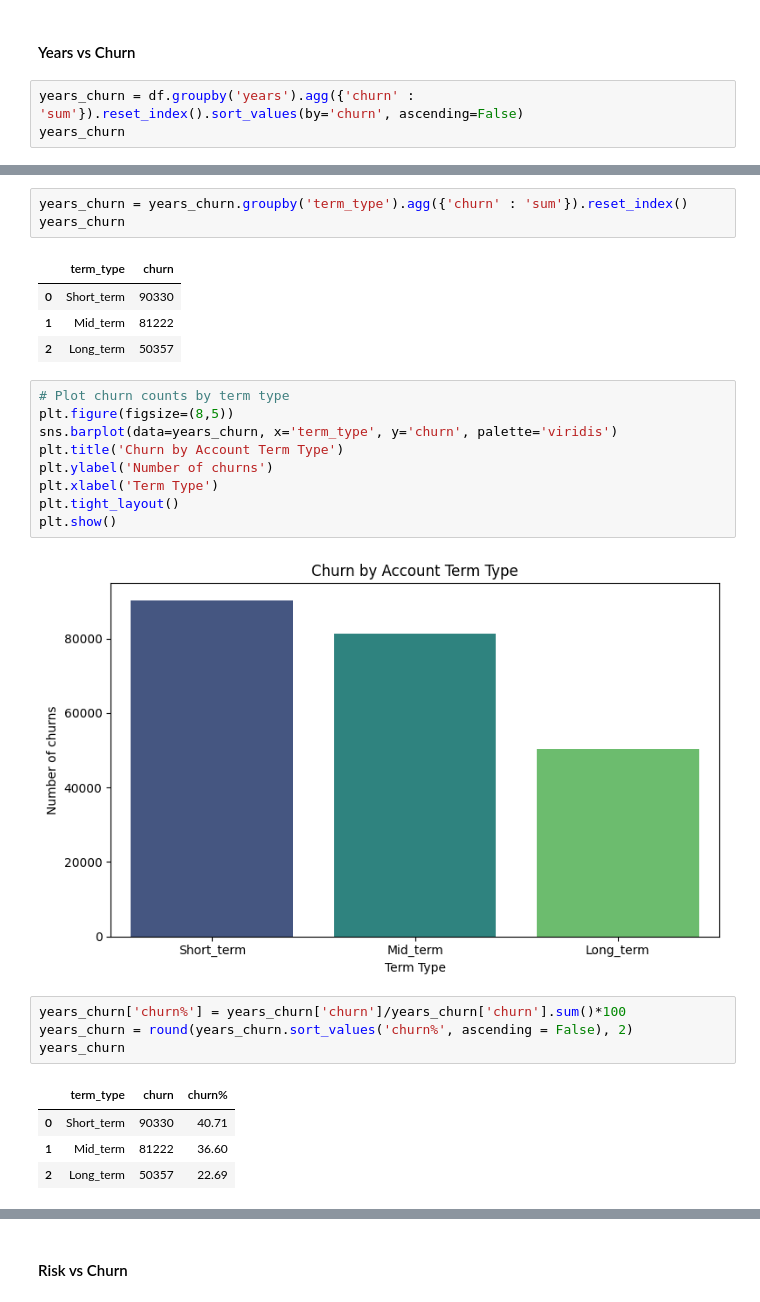
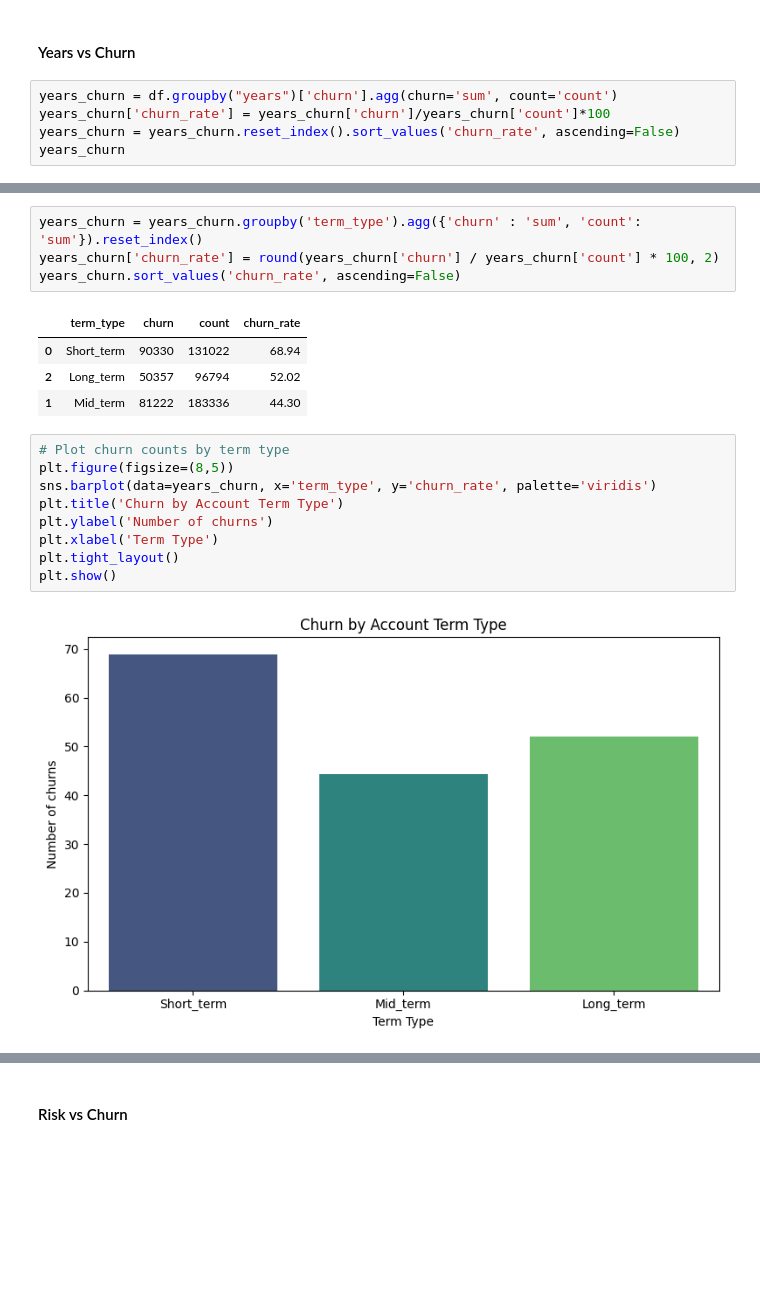
Before and after one commit to abhishektarun09/Bank-Customer-Churn-and-Retention-Analysis, a Jupyter notebook: notebooks/02_customer_churn_analysis.ipynb, the cells around one changed output, grey strips where cells are left out. Drawn from its saved outputs; the diff is of its cells as text; blank space fills up the shorter version.

```diff
--- a/notebooks/02_customer_churn_analysis.ipynb
+++ b/notebooks/02_customer_churn_analysis.ipynb
@@ -149,6 +149,8 @@ The churn rate is 53.97%.
 # %% [markdown]
 #### Years vs Churn
 # %%
-years_churn = df.groupby('years').agg({'churn' : 'sum'}).reset_index().sort_values(by='churn', ascending=False)
+years_churn = df.groupby("years")['churn'].agg(churn='sum', count='count')
+years_churn['churn_rate'] = years_churn['churn']/years_churn['count']*100
+years_churn = years_churn.reset_index().sort_values('churn_rate', ascending=False)
 years_churn
 # %% [output]
@@ -186,28 +204,20 @@ years_churn['term_type'] = pd.cut(
 # %%
-years_churn = years_churn.groupby('term_type').agg({'churn' : 'sum'}).reset_index()
-years_churn
+years_churn = years_churn.groupby('term_type').agg({'churn' : 'sum', 'count': 'sum'}).reset_index()
+years_churn['churn_rate'] = round(years_churn['churn'] / years_churn['count'] * 100, 2)
+years_churn.sort_values('churn_rate', ascending=False)
 # %% [output]
-|  | term_type | churn |
-| 0 | Short_term | 90330 |
-| 1 | Mid_term | 81222 |
-| 2 | Long_term | 50357 |
+|  | term_type | churn | count | churn_rate |
+| 0 | Short_term | 90330 | 131022 | 68.94 |
+| 2 | Long_term | 50357 | 96794 | 52.02 |
+| 1 | Mid_term | 81222 | 183336 | 44.30 |
 # %%
 # Plot churn counts by term type
 plt.figure(figsize=(8,5))
-sns.barplot(data=years_churn, x='term_type', y='churn', palette='viridis')
+sns.barplot(data=years_churn, x='term_type', y='churn_rate', palette='viridis')
 plt.title('Churn by Account Term Type')
 plt.ylabel('Number of churns')
 plt.xlabel('Term Type')
 plt.tight_layout()
 plt.show()
 # %% [output]
-[figure, old version]
+[figure, new version]
-# %%
-years_churn['churn%'] = years_churn['churn']/years_churn['churn'].sum()*100
-years_churn = round(years_churn.sort_values('churn%', ascending = False), 2)
-years_churn
-# %% [output]
-|  | term_type | churn | churn% |
-| 0 | Short_term | 90330 | 40.71 |
-| 1 | Mid_term | 81222 | 36.60 |
-| 2 | Long_term | 50357 | 22.69 |
```
Also changed, not shown: parts of 49 cells of this notebook.
